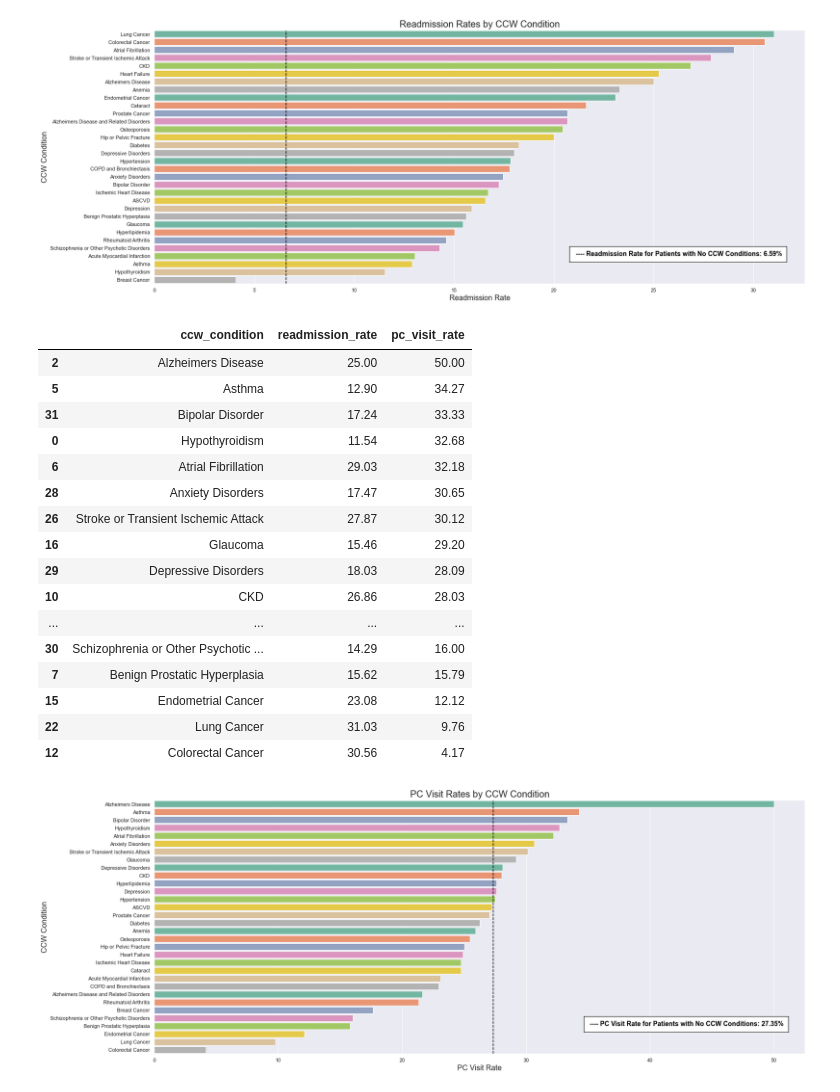
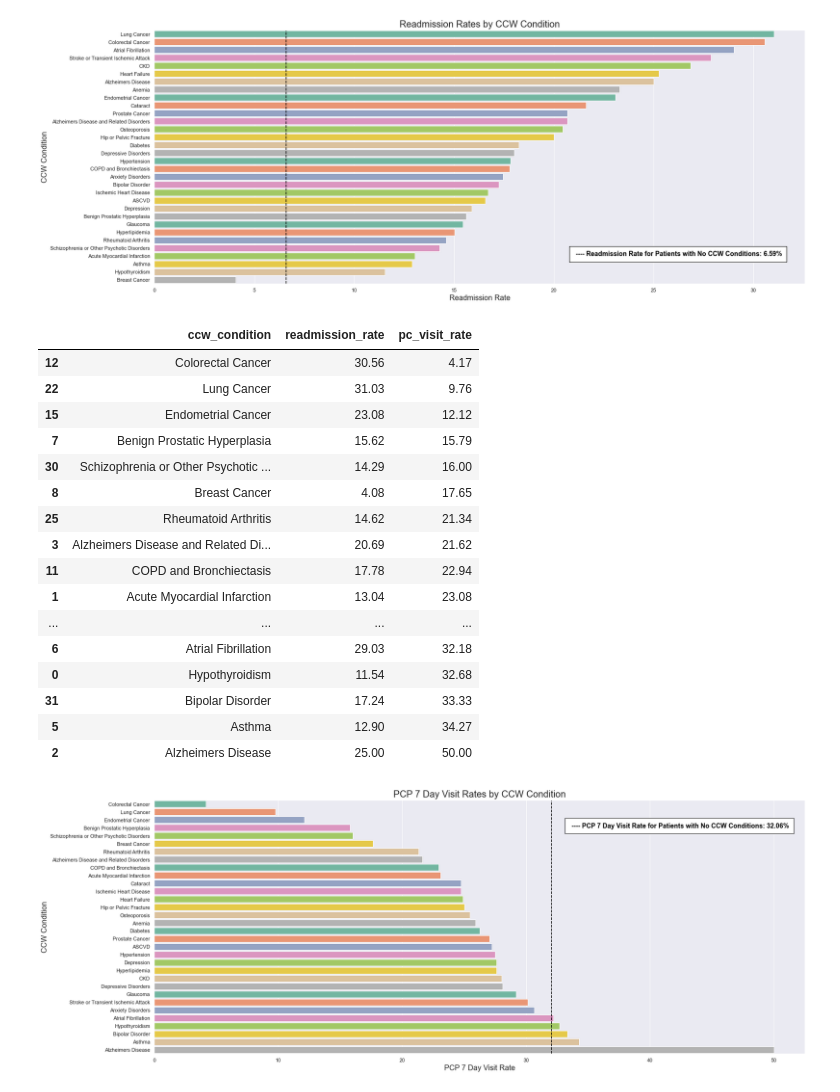
Before and after one commit to simon-mack/hospital_readmission_analysis, a Jupyter notebook: notebooks/ursa_readmission.ipynb, the cells around one changed output. Cells and saved outputs as stored; diff of their text form; code cells hidden in the pictures.

```diff
--- a/notebooks/ursa_readmission.ipynb
+++ b/notebooks/ursa_readmission.ipynb
@@ -390,19 +424,18 @@ Index(['Patient ID', 'Encounter ID', 'Encounter Start Date',
        'depressive_disorders', 'schizophrenia_psychotic', 'bipolar'],
       dtype='object')
 # %%
-ccw_pc = ccw_admissions.loc[ccw_admissions.bipolar == 1] #replace column name for each ccw condition
-total_hospital_visits = ccw_pc.shape[0]
-total_pcp_visits_in_7_days = 0
+pc_visit_rate = []
+for column in ccw_admissions.columns[5:]:
+    ccw_pc = ccw_admissions.loc[ccw_admissions[column] == 1]
+    total_hospital_visits = ccw_pc.shape[0]
+    total_pcp_visits_in_7_days = 0
 
-for ind, row in ccw_pc.iterrows():
-    patient = row['Patient ID']
-    discharge_date = row['Encounter End Date']
+    for ind, row in ccw_pc.iterrows():
+        patient = row['Patient ID']
+        discharge_date = row['Encounter End Date']
 
-    for i,r in pc_visits[pc_visits['Patient ID']==patient].iterrows():
-        if r['Encounter Date'] <= discharge_date + dt.timedelta(days=7) and r['Encounter Date'] >= discharge_date:
-            total_pcp_visits_in_7_days += 1
-            break
-
-print('Total Hospital Visits: ', total_hospital_visits)
-print('Total PCP Visits in 7 Days: ', total_pcp_visits_in_7_days)
-print(str.format("PCP Visit Rate: {}%",round(total_pcp_visits_in_7_days/total_hospital_visits*100,2)))
+        for i,r in pc_visits[pc_visits['Patient ID']==patient].iterrows():
+            if r['Encounter Date'] <= discharge_date + dt.timedelta(days=7) and r['Encounter Date'] >= discharge_date:
+                total_pcp_visits_in_7_days += 1
+                break
+    pc_visit_rate.append(round(total_pcp_visits_in_7_days/total_hospital_visits*100,2))
@@ -416,3 +442,2 @@ PCP Visit Rate: 33.33%
-# %%
-ccw_measures['pc_visit_rate'] = [32.68,23.08,50.0,21.62,25.91,34.27,32.18,15.79,17.65,24.73,28.03,22.94,4.17,27.6,26.25,12.12,
-                                29.2,24.89,25.0,27.62,27.5,24.76,9.76,25.45,27.03,21.34,30.12,27.23,30.65,28.09,16.0,33.33]
+# %%
+ccw_measures['pc_visit_rate'] = pc_visit_rate
@@ -453,36 +509,36 @@ plt.title('Readmission Rates by CCW Condition', fontsize=20);
 # %% [output]
 [figure]
 # %%
-ccw_measures_pc = ccw_measures.sort_values('pc_visit_rate', ascending=False)
+ccw_measures_pc = ccw_measures.sort_values('pc_visit_rate', ascending=True)
 ccw_measures_pc
 # %% [output]
 |  | ccw_condition | readmission_rate | pc_visit_rate |
+| 12 | Colorectal Cancer | 30.56 | 4.17 |
+| 22 | Lung Cancer | 31.03 | 9.76 |
+| 15 | Endometrial Cancer | 23.08 | 12.12 |
+| 7 | Benign Prostatic Hyperplasia | 15.62 | 15.79 |
+| 30 | Schizophrenia or Other Psychotic ... | 14.29 | 16.00 |
+| 8 | Breast Cancer | 4.08 | 17.65 |
+| 25 | Rheumatoid Arthritis | 14.62 | 21.34 |
+| 3 | Alzheimers Disease and Related Di... | 20.69 | 21.62 |
+| 11 | COPD and Bronchiectasis | 17.78 | 22.94 |
+| 1 | Acute Myocardial Infarction | 13.04 | 23.08 |
+| ... | ... | ... | ... |
+| 6 | Atrial Fibrillation | 29.03 | 32.18 |
+| 0 | Hypothyroidism | 11.54 | 32.68 |
+| 31 | Bipolar Disorder | 17.24 | 33.33 |
+| 5 | Asthma | 12.90 | 34.27 |
 | 2 | Alzheimers Disease | 25.00 | 50.00 |
-| 5 | Asthma | 12.90 | 34.27 |
-| 31 | Bipolar Disorder | 17.24 | 33.33 |
-| 0 | Hypothyroidism | 11.54 | 32.68 |
-| 6 | Atrial Fibrillation | 29.03 | 32.18 |
-| 28 | Anxiety Disorders | 17.47 | 30.65 |
-| 26 | Stroke or Transient Ischemic Attack | 27.87 | 30.12 |
-| 16 | Glaucoma | 15.46 | 29.20 |
-| 29 | Depressive Disorders | 18.03 | 28.09 |
-| 10 | CKD | 26.86 | 28.03 |
-| ... | ... | ... | ... |
-| 30 | Schizophrenia or Other Psychotic ... | 14.29 | 16.00 |
-| 7 | Benign Prostatic Hyperplasia | 15.62 | 15.79 |
-| 15 | Endometrial Cancer | 23.08 | 12.12 |
-| 22 | Lung Cancer | 31.03 | 9.76 |
-| 12 | Colorectal Cancer | 30.56 | 4.17 |
 # %%
 plt.figure(figsize = (25,10))
 sns.set(style="darkgrid")
 graph = sns.barplot(x = 'pc_visit_rate', y = 'ccw_condition', data = ccw_measures_pc, palette='Set2')
-graph.axvline(27.35, linestyle='--',color='black')
-t = graph.text(35,28, ' ---- PC Visit Rate for Patients with No CCW Conditions: 27.35%', size=14, color = 'black', weight='bold')
+graph.axvline(32.06, linestyle='--',color='black')
+t = graph.text(33.5,3, ' ---- PCP 7 Day Visit Rate for Patients with No CCW Conditions: 32.06%', size=14, color = 'black', weight='bold')
 t.set_bbox(dict(facecolor='white', alpha=1, edgecolor='black', pad=10))
 #plt.xticks(rotation=45)
 plt.ylabel('CCW Condition',fontsize=16)
-plt.xlabel('PC Visit Rate', fontsize=16)
-plt.title('PC Visit Rates by CCW Condition', fontsize=20);
+plt.xlabel('PCP 7 Day Visit Rate', fontsize=16)
+plt.title('PCP 7 Day Visit Rates by CCW Condition', fontsize=20);
 # %% [output]
-[figure, old version]
+[figure, new version]
```
Also changed, not shown: parts of 12 cells of this notebook.
